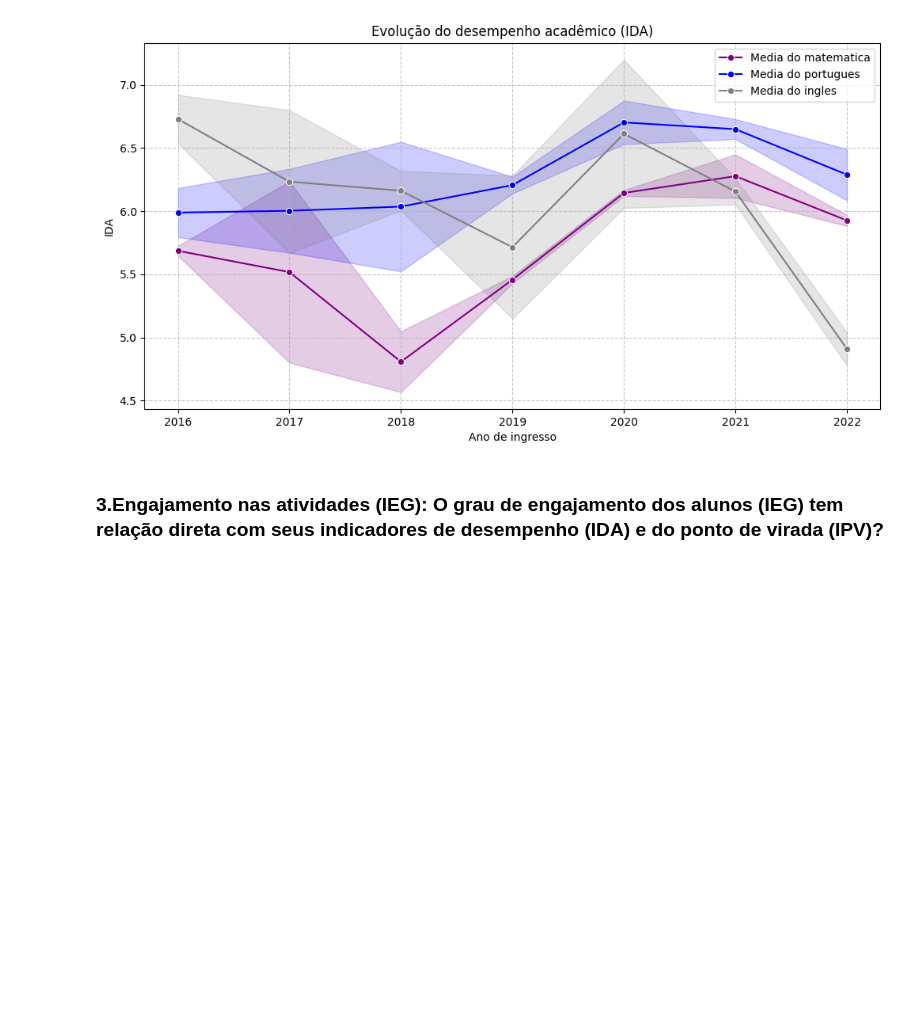
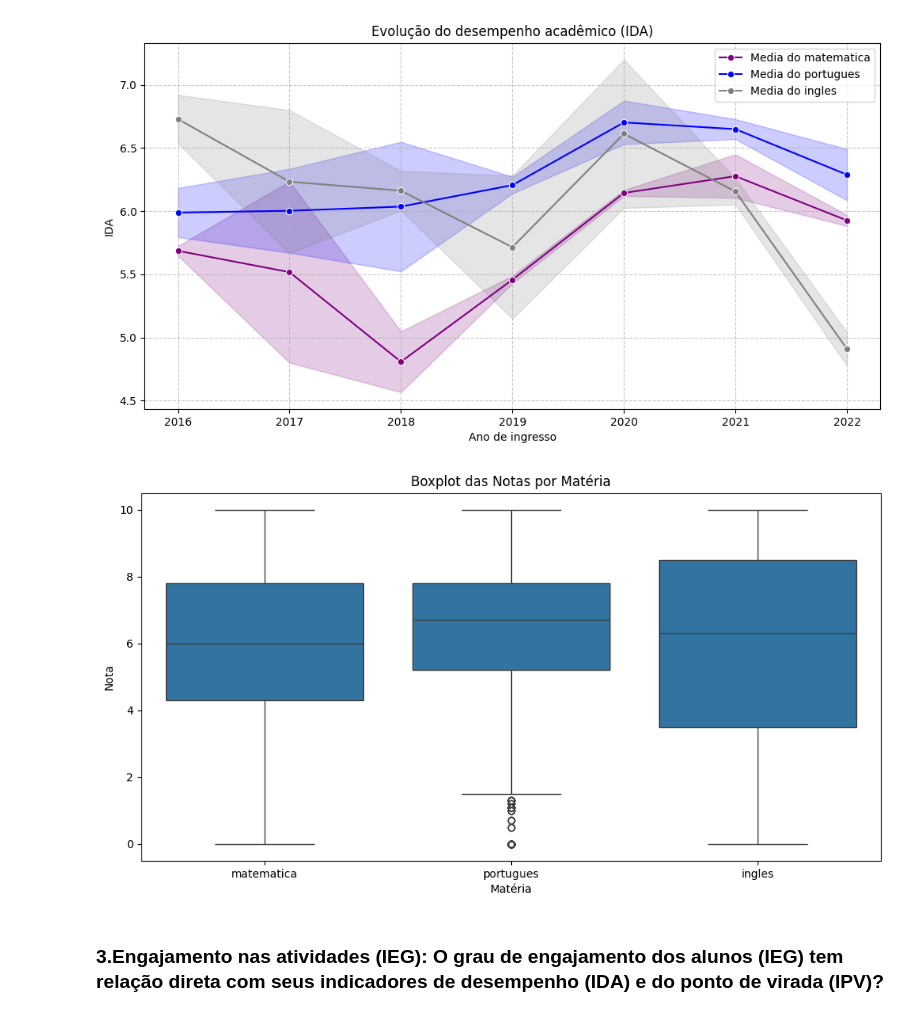
Before and after one commit to GustavOnaga/Pos-em-Data-Analytics-FIAP, a Jupyter notebook: Datathon/Notebook/Datathon.ipynb, the cells around one changed output. Drawn from its saved outputs; the diff is of its cells as text; code cells hidden in the pictures; blank space fills up the shorter version.

```diff
--- a/Datathon/Notebook/Datathon.ipynb
+++ b/Datathon/Notebook/Datathon.ipynb
@@ -232,6 +218,20 @@ plt.legend()
 plt.show()
 # %% [output]
 [figure]
+# %%
+plt.figure(figsize=(12, 6))
+
+df_melt = df.melt(value_vars=['matematica', 'portugues', 'ingles'],var_name='materia',value_name='nota')
+
+# Criando o boxplot
+sns.boxplot(x='materia', y='nota', data=df_melt)
+
+plt.title('Boxplot das Notas por Matéria')
+plt.xlabel('Matéria')
+plt.ylabel('Nota')
+plt.show()
+# %% [output]
+[figure, added]
 # %% [markdown]
 ### 3.Engajamento nas atividades (IEG): O grau de engajamento dos alunos (IEG) tem relação direta com seus indicadores de desempenho (IDA) e do ponto de virada (IPV)?
 # %%
```
Also changed, not shown: parts of 13 cells of this notebook.
